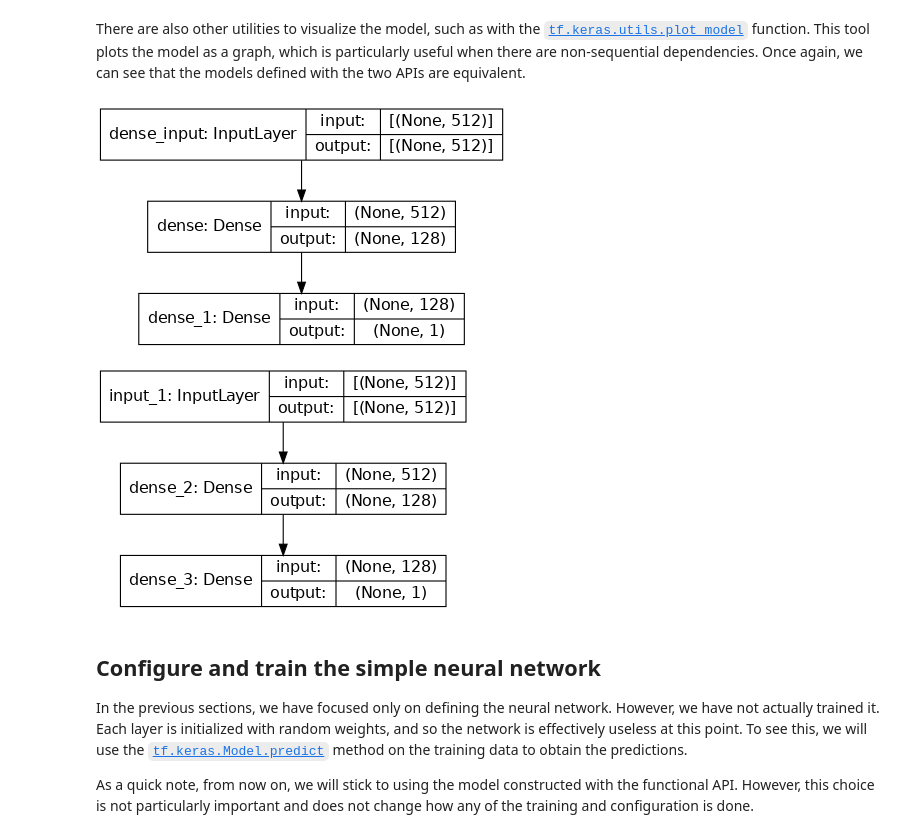
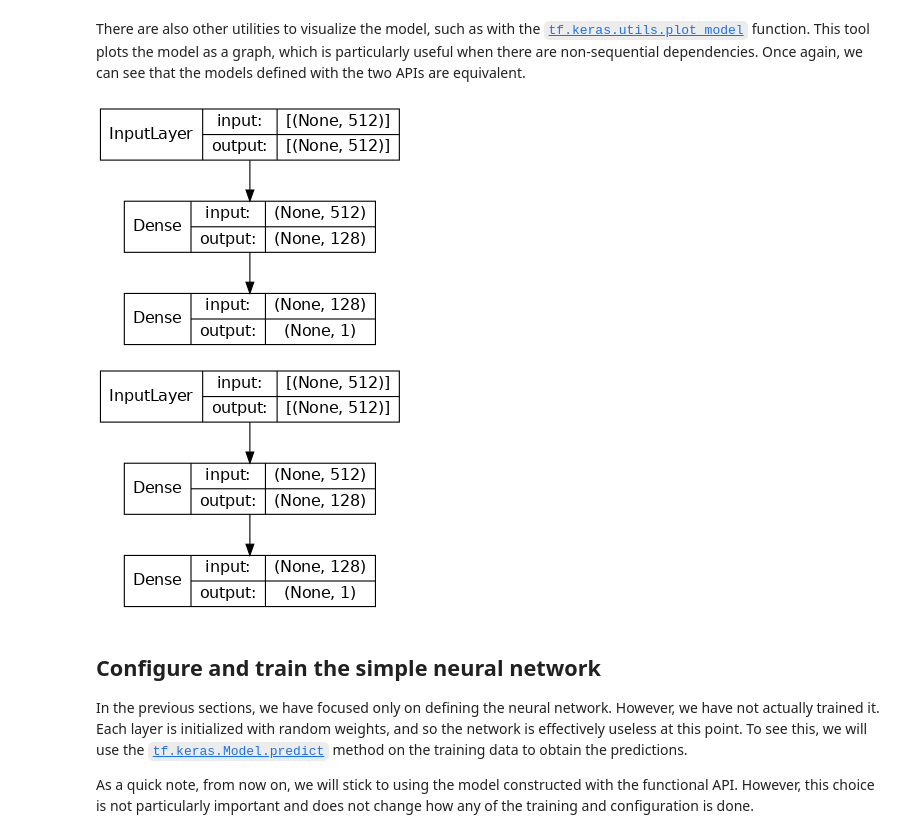
Before and after one commit to mark-r-anderson/NN-PSA-tutorial, a Jupyter notebook: classifier_training.ipynb, the cells around one changed output. Saved outputs shown, nothing was run; the diff lists cells and outputs as text; code cells hidden in the pictures.

```diff
--- a/classifier_training.ipynb
+++ b/classifier_training.ipynb
@@ -281,13 +279,17 @@ _______________________________________________________
 # %% [markdown]
 There are also other utilities to visualize the model, such as with the [`tf.keras.utils.plot_model`](https://www.tensorflow.org/api_docs/python/tf/keras/utils/plot_model) function. This tool plots the model as a graph, which is particularly useful when there are non-sequential dependencies. Once again, we can see that the models defined with the two APIs are equivalent.
 # %%
-tf.keras.utils.plot_model(model_dense_seq, "/tmp/sequential.png", show_shapes=True, dpi=80)
+tf.keras.utils.plot_model(model_dense_seq, "/tmp/sequential.png",
+                          show_layer_names=False,
+                          show_shapes=True, dpi=80)
 # %% [output]
-[figure, old version]
+[figure, new version]
 # %%
-tf.keras.utils.plot_model(model_dense_fun, "/tmp/functional.png", show_shapes=True, dpi=80)
+tf.keras.utils.plot_model(model_dense_fun, "/tmp/functional.png",
+                          show_layer_names=False,
+                          show_shapes=True, dpi=80)
 # %% [output]
-[figure, old version]
+[figure, new version]
 # %% [markdown]
 ## Configure and train the simple neural network
 
```
Also changed, not shown: parts of 4 cells of this notebook.
